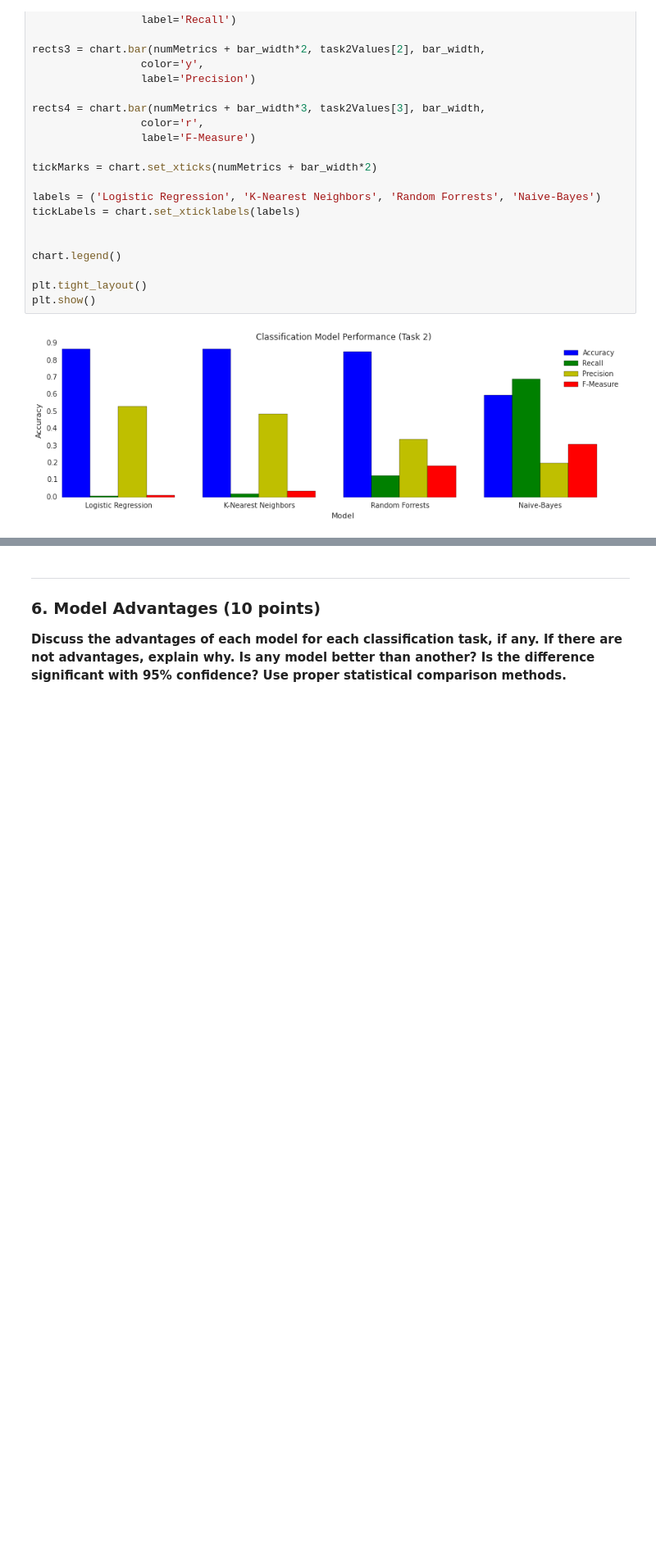
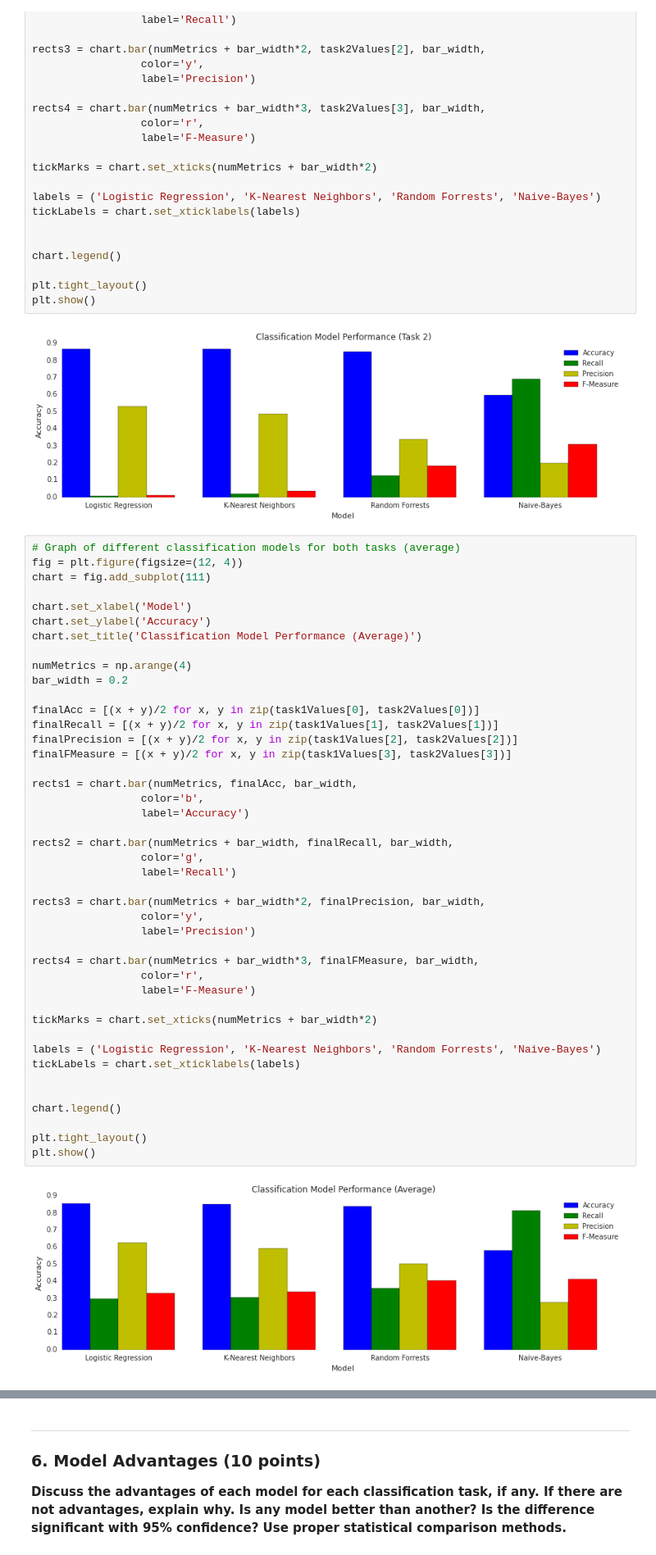
Before and after one commit to SpencerKaiser/DataMining, a Jupyter notebook: 03_AssignmentThree/A3-Master.ipynb, the cells around one changed output, grey strips where cells are left out. Shown at 82% size. Saved outputs shown, nothing was run; the diff lists cells and outputs as text; blank space fills up the shorter version.

```diff
--- a/03_AssignmentThree/A3-Master.ipynb
+++ b/03_AssignmentThree/A3-Master.ipynb
@@ -959,4 +959,49 @@ plt.tight_layout()
 plt.show()
 # %% [output]
 [figure]
+# %%
+# Graph of different classification models for both tasks (average)
+fig = plt.figure(figsize=(12, 4))
+chart = fig.add_subplot(111)
+
+chart.set_xlabel('Model')
+chart.set_ylabel('Accuracy')
+chart.set_title('Classification Model Performance (Average)')
+
+numMetrics = np.arange(4)
+bar_width = 0.2
+
+finalAcc = [(x + y)/2 for x, y in zip(task1Values[0], task2Values[0])]
+finalRecall = [(x + y)/2 for x, y in zip(task1Values[1], task2Values[1])]
+finalPrecision = [(x + y)/2 for x, y in zip(task1Values[2], task2Values[2])]
+finalFMeasure = [(x + y)/2 for x, y in zip(task1Values[3], task2Values[3])]
+
+rects1 = chart.bar(numMetrics, finalAcc, bar_width,
+                 color='b',
+                 label='Accuracy')
+
+rects2 = chart.bar(numMetrics + bar_width, finalRecall, bar_width,
+                 color='g',
+                 label='Recall')
+
+rects3 = chart.bar(numMetrics + bar_width*2, finalPrecision, bar_width,
+                 color='y',
+                 label='Precision')
+
+rects4 = chart.bar(numMetrics + bar_width*3, finalFMeasure, bar_width,
+                 color='r',
+                 label='F-Measure')
+
+tickMarks = chart.set_xticks(numMetrics + bar_width*2)
+
+labels = ('Logistic Regression', 'K-Nearest Neighbors', 'Random Forrests', 'Naive-Bayes')
+tickLabels = chart.set_xticklabels(labels)
+
+
+chart.legend()
+
+plt.tight_layout()
+plt.show()
+# %% [output]
+[figure, added]
 # %%
```
Also changed, not shown: parts of 2 cells of this notebook.
